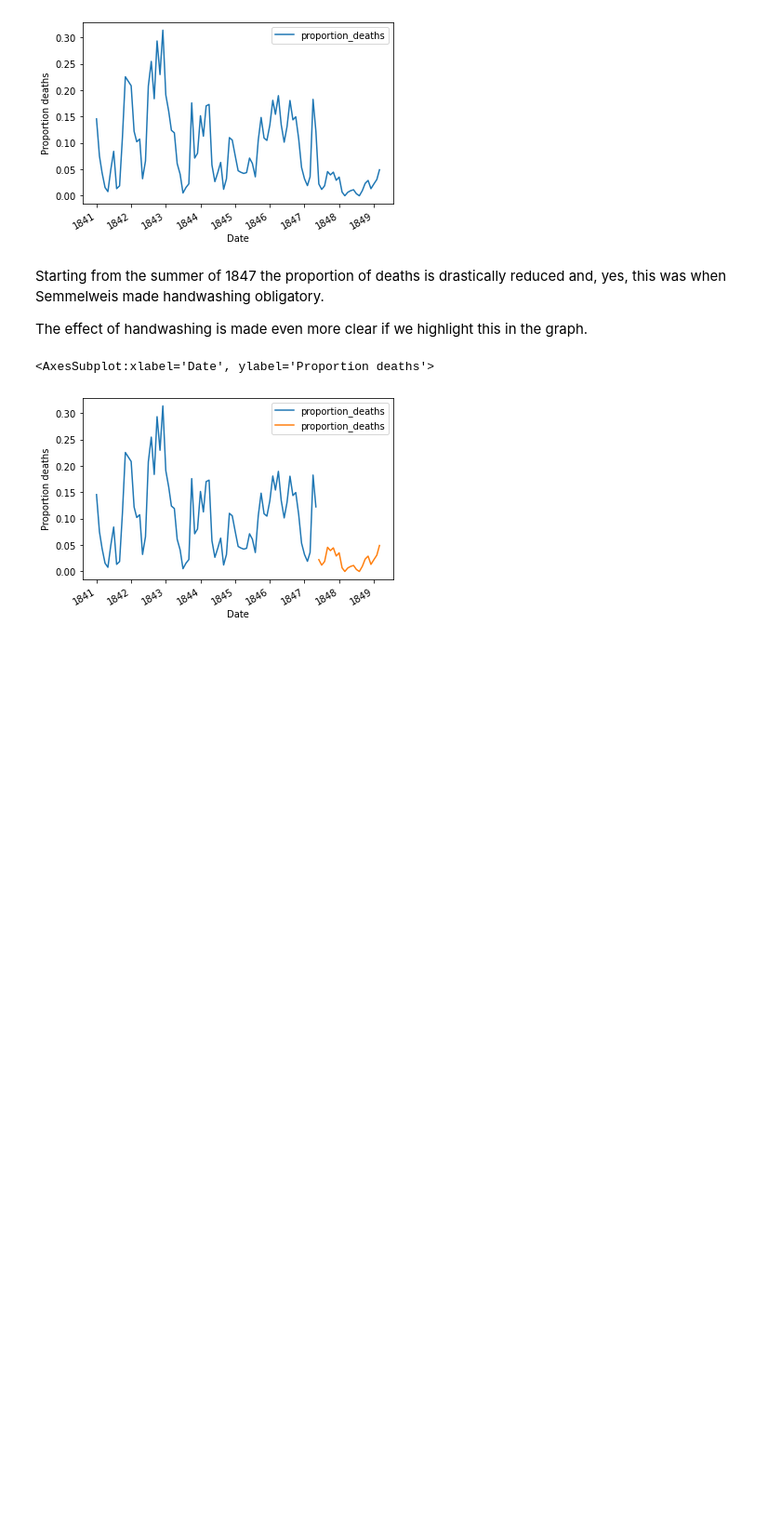
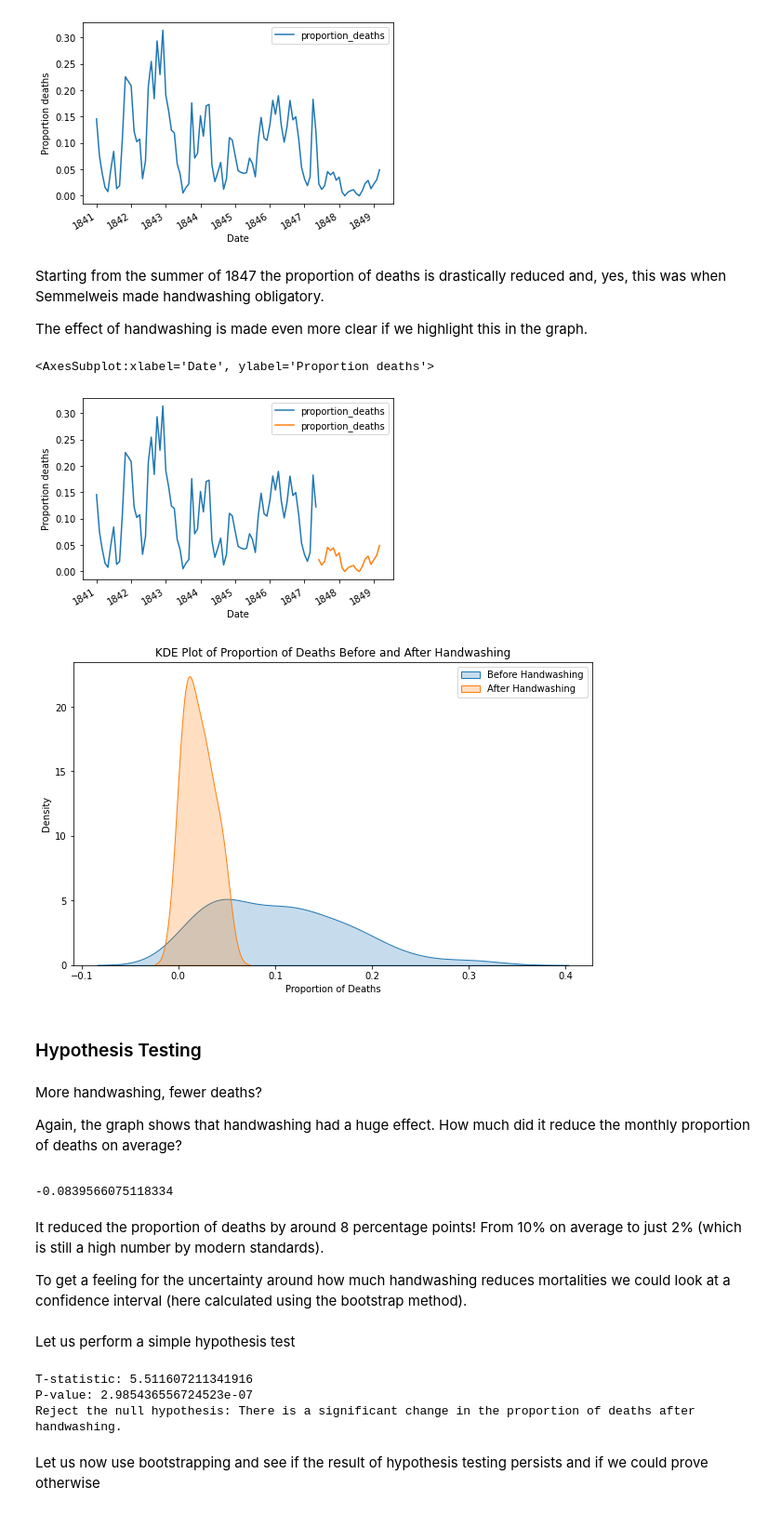
Before and after one commit to syednayeemridwan/data-science-projects, a Jupyter notebook: Hypothesis Testing on Handwashing/Handwashing.ipynb, the cells around one changed output. Shown at 93% size. Cells and saved outputs as stored; diff of their text form; code cells hidden in the pictures; blank space fills up the shorter version.

```diff
--- a/Hypothesis Testing on Handwashing/Handwashing.ipynb
+++ b/Hypothesis Testing on Handwashing/Handwashing.ipynb
@@ -112,3 +112,59 @@ after_washing.plot(x = "date", y = "proportion_deaths", xlabel = "Date", ylabel
 # %% [output]
 <AxesSubplot:xlabel='Date', ylabel='Proportion deaths'>
 [figure]
+# %%
+import seaborn as sns
+
+plt.figure(figsize=(10, 6))
+sns.kdeplot(before_washing['proportion_deaths'], label='Before Handwashing', shade=True)
+sns.kdeplot(after_washing['proportion_deaths'], label='After Handwashing', shade=True)
+plt.xlabel('Proportion of Deaths')
+plt.ylabel('Density')
+plt.title('KDE Plot of Proportion of Deaths Before and After Handwashing')
+plt.legend()
+plt.show()
+# %% [output]
+[figure, added]
+# %% [markdown]
+### Hypothesis Testing
+# %% [markdown]
+More handwashing, fewer deaths? <p>Again, the graph shows that handwashing had a huge effect. How much did it reduce the monthly proportion of deaths on average?</p>
+# %%
+import numpy as np
+# Difference in mean monthly proportion of deaths due to handwashing
+before_proportion = before_washing.proportion_deaths
+after_proportion = after_washing.proportion_deaths
+mean_diff = np.mean(after_proportion) - np.mean(before_proportion)
+mean_diff
+# %% [output]
+-0.0839566075118334
+# %% [markdown]
+<p>It reduced the proportion of deaths by around 8 percentage points! From 10% on average to just 2% (which is still a high number by modern standards). </p>
+<p>To get a feeling for the uncertainty around how much handwashing reduces mortalities we could look at a confidence interval (here calculated using the bootstrap method).</p>
+# %% [markdown]
+Let us perform a simple hypothesis test
+# %%
+from scipy import stats
+# Hypothesis Testing
+before_washing_proportion = before_washing['proportion_deaths']
+after_washing_proportion = after_washing['proportion_deaths']
+
+# Perform two-sample t-test
+t_stat, p_value = stats.ttest_ind(before_washing_proportion, after_washing_proportion)
+
+# Print the results
+print(f'T-statistic: {t_stat}')
+print(f'P-value: {p_value}')
+
+# Interpret the result
+alpha = 0.05  # significance level
+if p_value < alpha:
+    print("Reject the null hypothesis: There is a significant change in the proportion of deaths after handwashing.")
+else:
+    print("Fail to reject the null hypothesis: There is no significant change in the proportion of deaths after handwashing.")
+# %% [output]
+T-statistic: 5.511607211341916
+P-value: 2.985436556724523e-07
+Reject the null hypothesis: There is a significant change in the proportion of deaths after handwashing.
+# %% [markdown]
+Let us now use bootstrapping and see if the result of hypothesis testing persists and if we could prove otherwise
```
Also changed, not shown: parts of 5 cells of this notebook.
